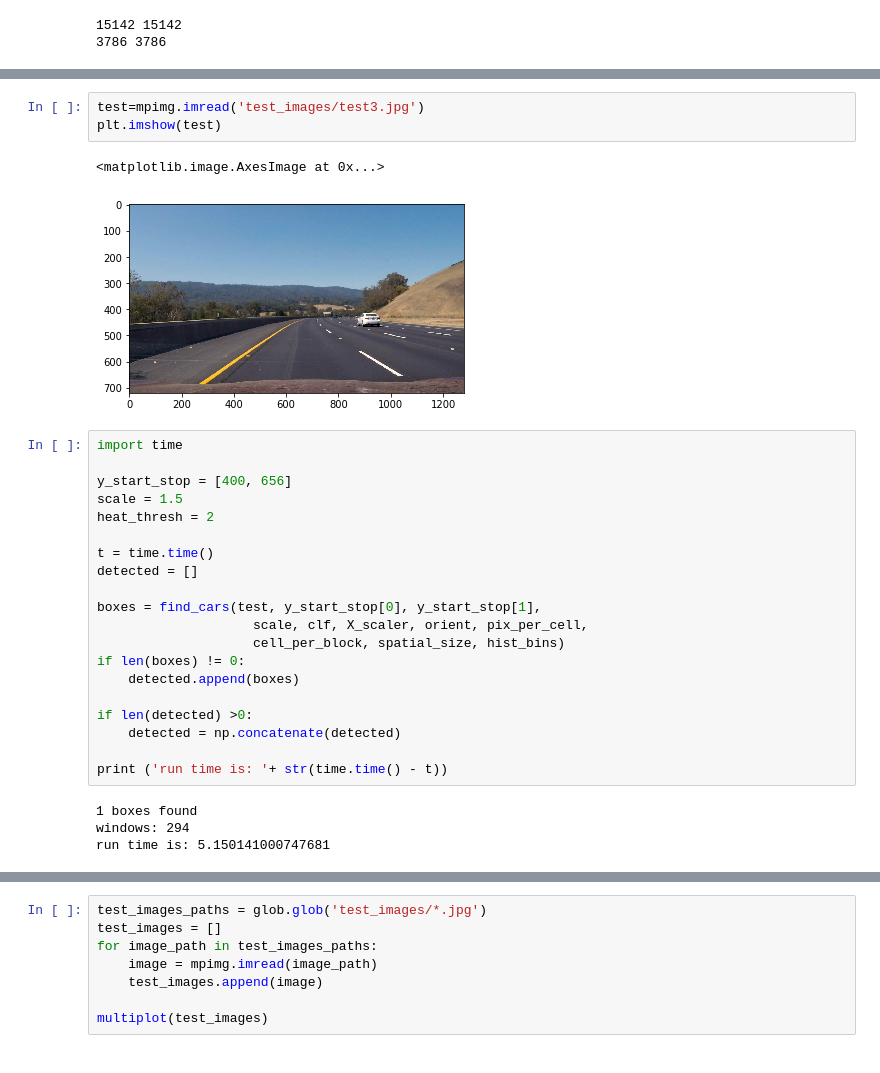
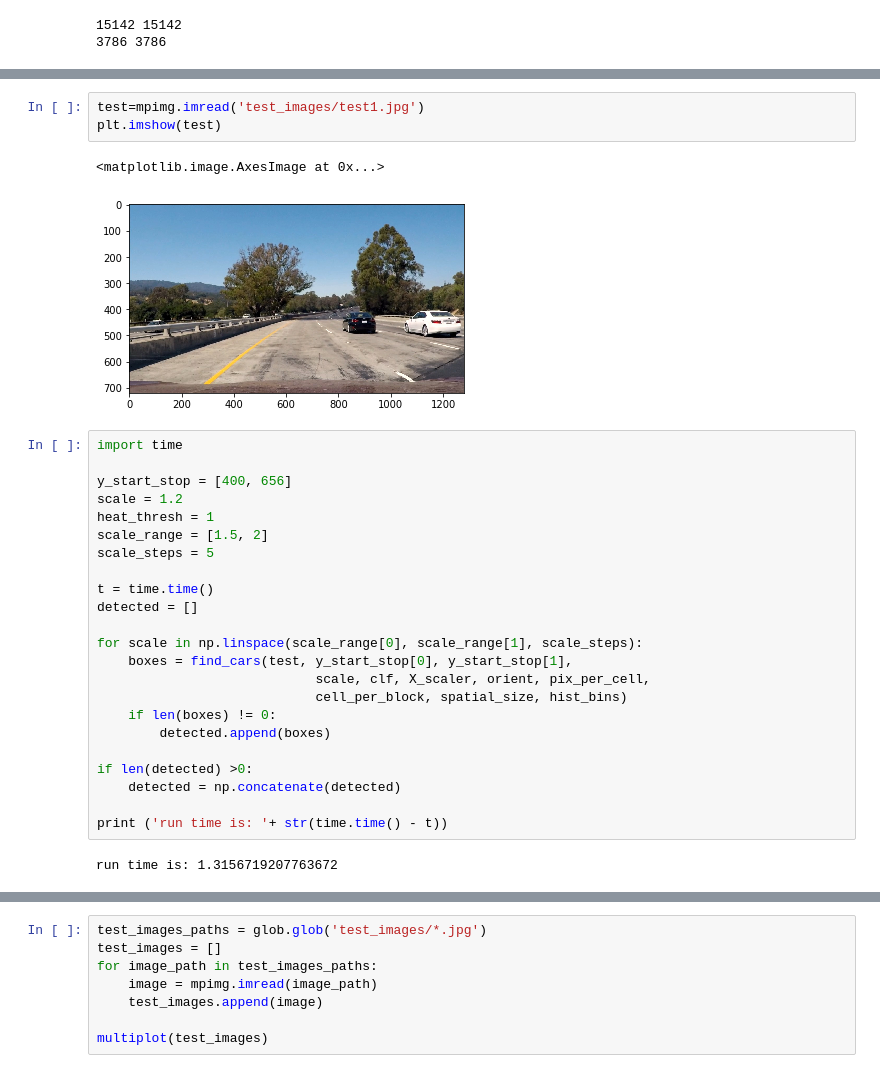
Before and after one commit to andylikescodes/CarND-Vehicle-Detection, a Jupyter notebook: Vehicle_Detection.ipynb, the cells around one changed output, grey strips where cells are left out. Cells and saved outputs as stored; diff of their text form.

```diff
--- a/Vehicle_Detection.ipynb
+++ b/Vehicle_Detection.ipynb
@@ -318,33 +372,34 @@ joblib.dump(clf, 'models/svm_blank.pkl')
 # %%
-test=mpimg.imread('test_images/test3.jpg')
+test=mpimg.imread('test_images/test1.jpg')
 plt.imshow(test)
 # %% [output]
 <matplotlib.image.AxesImage at 0x...>
-[figure, old version]
+[figure, new version]
 # %%
 import time
 
 y_start_stop = [400, 656]
-scale = 1.5
-heat_thresh = 2
+scale = 1.2
+heat_thresh = 1
+scale_range = [1.5, 2]
+scale_steps = 5
 
 t = time.time()
 detected = []
 
-boxes = find_cars(test, y_start_stop[0], y_start_stop[1],
-                    scale, clf, X_scaler, orient, pix_per_cell,
-                    cell_per_block, spatial_size, hist_bins)
-if len(boxes) != 0:
-    detected.append(boxes)
+for scale in np.linspace(scale_range[0], scale_range[1], scale_steps):
+    boxes = find_cars(test, y_start_stop[0], y_start_stop[1],
+                            scale, clf, X_scaler, orient, pix_per_cell,
+                            cell_per_block, spatial_size, hist_bins)
+    if len(boxes) != 0:
+        detected.append(boxes)
 
 if len(detected) >0:
     detected = np.concatenate(detected)
 
 print ('run time is: '+ str(time.time() - t))
 # %% [output]
-1 boxes found
-windows: 294
-run time is: 5.150141000747681
+run time is: 1.3156719207763672
 # %%
 out_img = np.copy(test)
 for box in detected:
```
Also changed, not shown: parts of 24 cells of this notebook, 11 other files.
